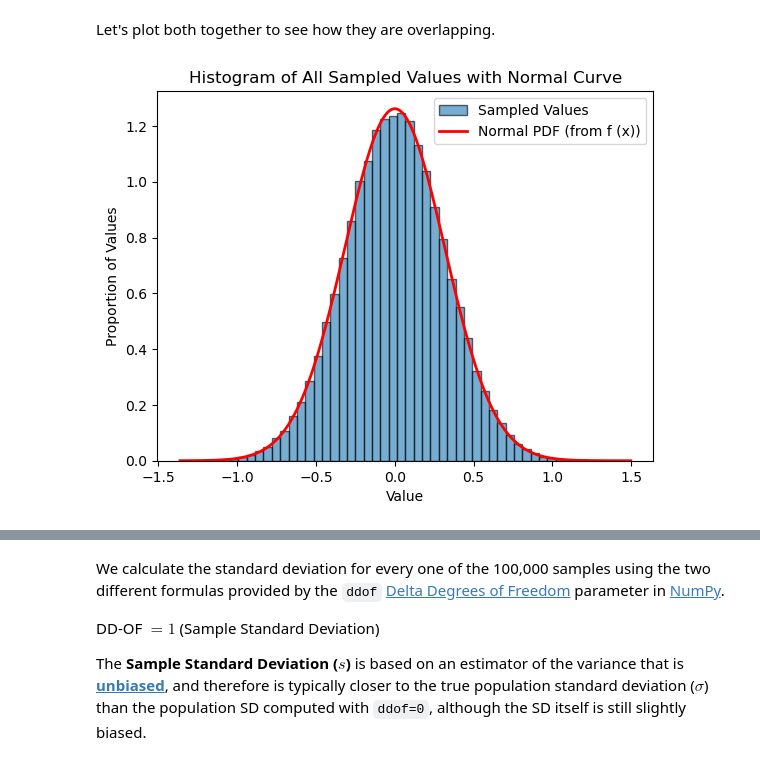
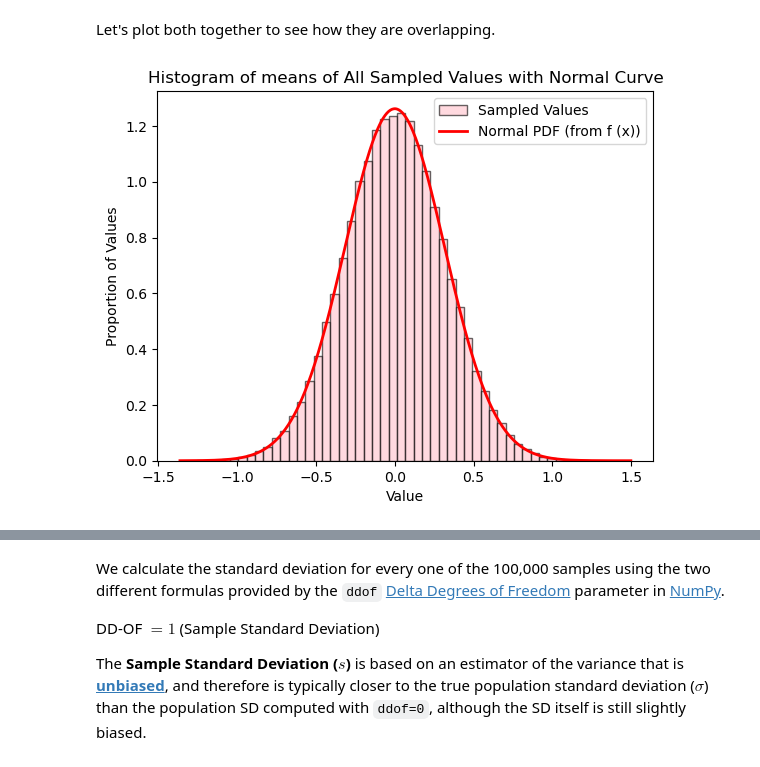
Before and after one commit to mondbr/applied_statistics, a Jupyter notebook: problems.ipynb, the cells around one changed output, grey strips where cells are left out. Saved outputs shown, nothing was run; the diff lists cells and outputs as text; code cells hidden in the pictures.

```diff
--- a/problems.ipynb
+++ b/problems.ipynb
@@ -973,22 +1002,22 @@ sd_pop    = np.std(all_samples, axis=1, ddof=0)
 # %%
 
 plt.hist(means_samples, bins=np.linspace(means_samples.min(), means_samples.max(), 55), density=True, alpha=0.6, edgecolor="black",
-         label="Sampled Values")
+         label="Sampled Values", color='pink')
 
 # x range
 x = np.linspace(means_samples.min(), means_samples.max(), 500)
 # use the function f()  above
 y = f(x, mu=0, sigma=1/np.sqrt(sample_size))
 
 # bell curve
 plt.plot(x, y, 'r-', linewidth=2, label="Normal PDF (from f (x))")
 
 # labels
 plt.xlabel("Value")
 plt.ylabel("Proportion of Values")
-plt.title("Histogram of All Sampled Values with Normal Curve")
+plt.title("Histogram of means of All Sampled Values with Normal Curve")
 
 plt.legend()
 plt.show()
 # %% [output]
-[figure, old version]
+[figure, new version]
```
Also changed, not shown: parts of 44 cells of this notebook, 2 other files.
